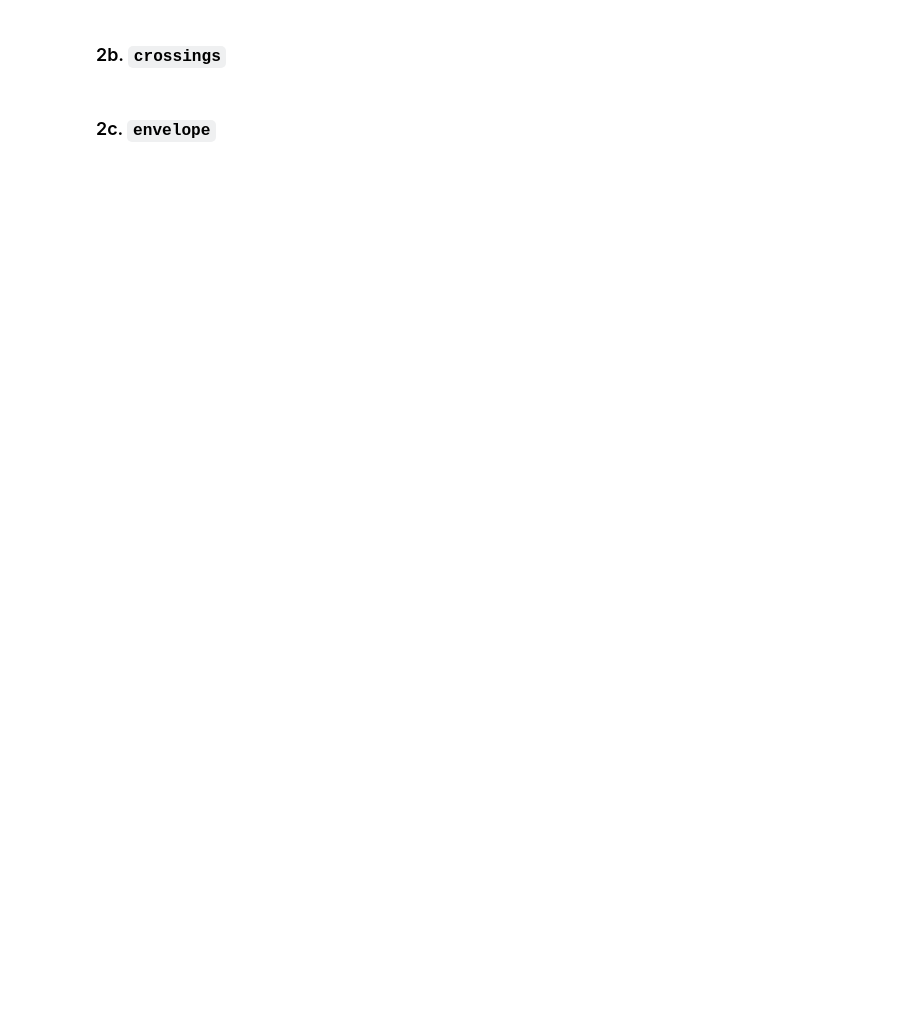
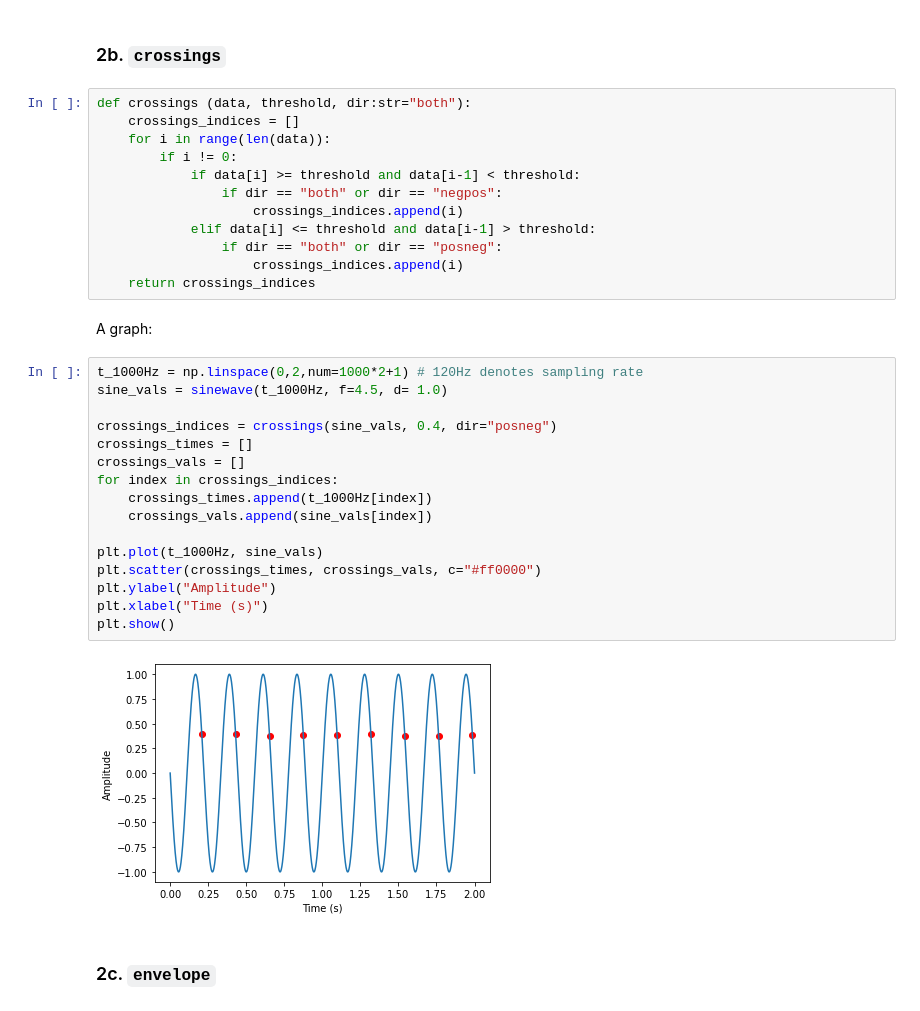
Before and after one commit to johnmays/CSDS_364_HW, a Jupyter notebook: A1/464-A1b-jkm100.ipynb, the cells around one changed output. Saved outputs shown, nothing was run; the diff lists cells and outputs as text; blank space fills up the shorter version.

```diff
--- a/A1/464-A1b-jkm100.ipynb
+++ b/A1/464-A1b-jkm100.ipynb
@@ -62,4 +141,36 @@ gaboro(0.3)
 # %% [markdown]
 ### 2b. `crossings`
+# %%
+def crossings (data, threshold, dir:str="both"):
+    crossings_indices = []
+    for i in range(len(data)):
+        if i != 0:
+            if data[i] >= threshold and data[i-1] < threshold:
+                if dir == "both" or dir == "negpos":
+                    crossings_indices.append(i)
+            elif data[i] <= threshold and data[i-1] > threshold:
+                if dir == "both" or dir == "posneg":
+                    crossings_indices.append(i)
+    return crossings_indices
+# %% [markdown]
+A graph:
+# %%
+t_1000Hz = np.linspace(0,2,num=1000*2+1) # 120Hz denotes sampling rate
+sine_vals = sinewave(t_1000Hz, f=4.5, d= 1.0)
+
+crossings_indices = crossings(sine_vals, 0.4, dir="posneg")
+crossings_times = []
+crossings_vals = []
+for index in crossings_indices:
+    crossings_times.append(t_1000Hz[index])
+    crossings_vals.append(sine_vals[index])
+
+plt.plot(t_1000Hz, sine_vals)
+plt.scatter(crossings_times, crossings_vals, c="#ff0000")
+plt.ylabel("Amplitude")
+plt.xlabel("Time (s)")
+plt.show()
+# %% [output]
+[figure, added]
 # %% [markdown]
 ### 2c. `envelope`
```
Also changed, not shown: parts of 16 cells of this notebook, 1 other file.
